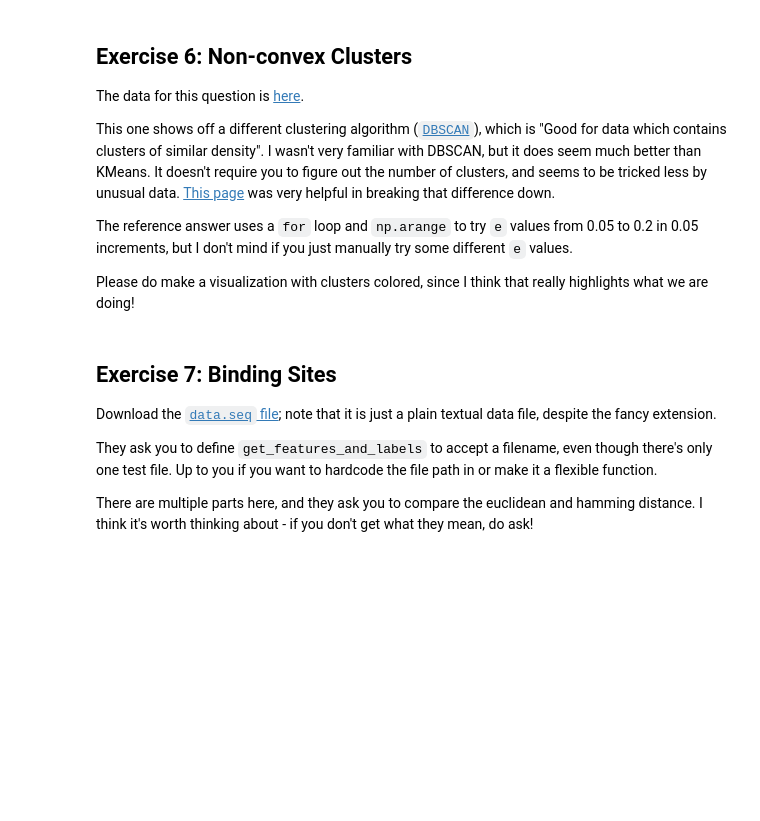
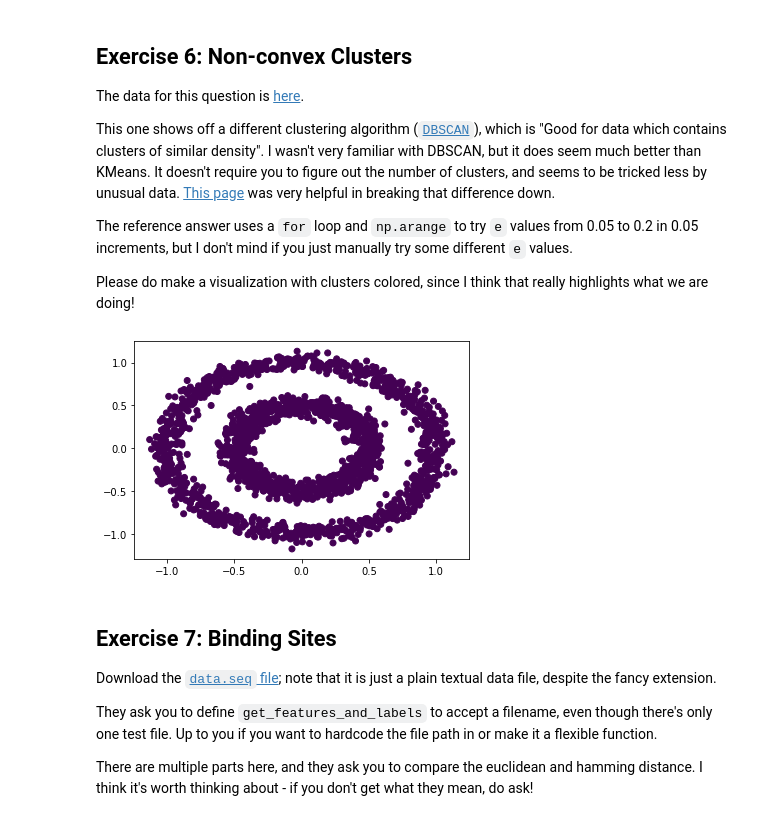
Before and after one commit to ithakker/CISC367-Projects, a Jupyter notebook: Day19/ml_exercises.ipynb, the cells around one changed output. Cells and saved outputs as stored; diff of their text form; code cells hidden in the pictures; blank space fills up the shorter version.

```diff
--- a/Day19/ml_exercises.ipynb
+++ b/Day19/ml_exercises.ipynb
@@ -217,6 +275,40 @@ This one shows off a different clustering algorithm ([`DBSCAN`](https://scikit-l
 The reference answer uses a `for` loop and `np.arange` to try `e` values from 0.05 to 0.2 in 0.05 increments, but I don't mind if you just manually try some different `e` values.
 
 Please do make a visualization with clusters colored, since I think that really highlights what we are doing!
+# %%
+from sklearn.cluster import DBSCAN
+from sklearn.metrics import accuracy_score
+
+def find_permutation(n_clusters, real_labels, labels):
+    permutation=[]
+    for i in range(n_clusters):
+        idx = labels == i
+        # Choose the most common label among data points in the cluster
+        new_label=scipy.stats.mode(real_labels[idx])[0][0]
+        permutation.append(new_label)
+    return permutation
+
+df = pd.read_csv("https://raw.githubusercontent.com/AnkS4/hy-data-analysis-with-python-2020/master/part06-e06_nonconvex_clusters/src/data.tsv", sep = '\t')
+X = df[["X1","X2"]]
+y = df["y"]
+results = []
+for e in np.arange(0.05, 0.2, 0.05):
+    model = DBSCAN(e)
+    model.fit(X)
+    idx = model.labels_ == -1
+    outliers = np.sum(idx)
+    clusters = max(model.labels_) + 1
+    if clusters == len(y.unique()):
+        permutation = find_permutation(clusters, y, model.labels_)
+        score = accuracy_score(y[~idx], [permutation[label] for label in model.labels_[~idx]])
+    else:
+        score = np.nan
+    results.append([e, score, clusters, outliers])
+pd.DataFrame(data = results, columns = ["eps", "Score", "Clusters", "Outliers"], dtype = "float64")
+plt.scatter(df['X1'], df["X2"], c = model.labels_)
+plt.show()
+# %% [output]
+[figure, added]
 # %% [markdown]
 ## Exercise 7: Binding Sites
 
```
Also changed, not shown: parts of 10 cells of this notebook, 3 other files.
